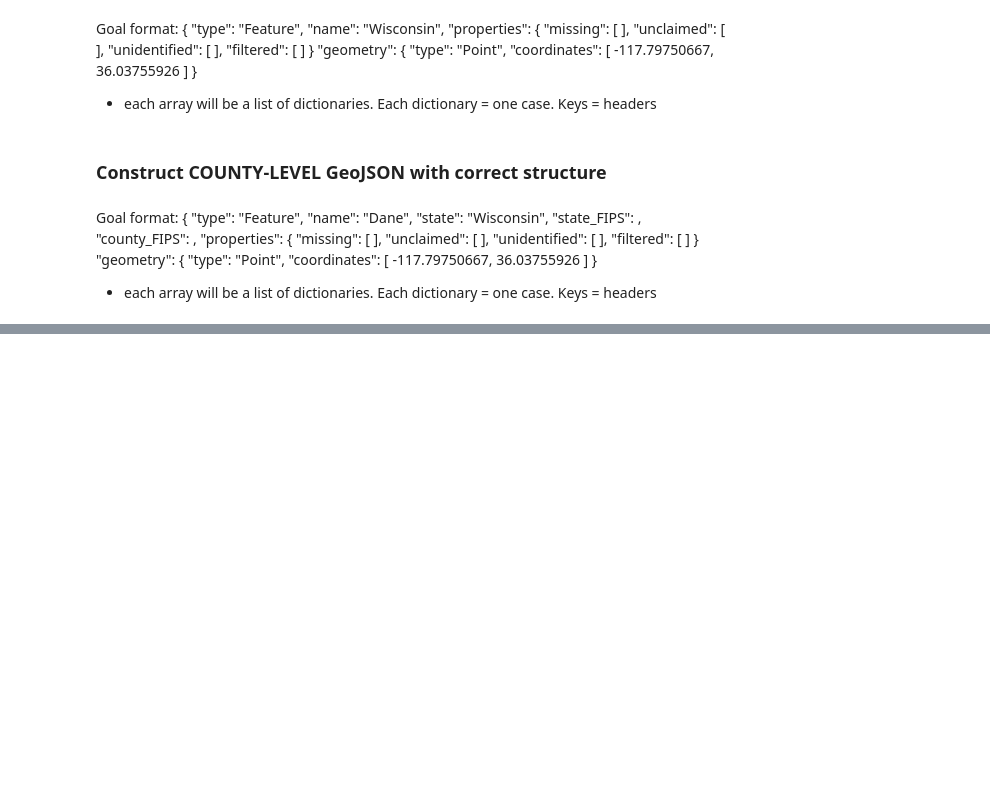
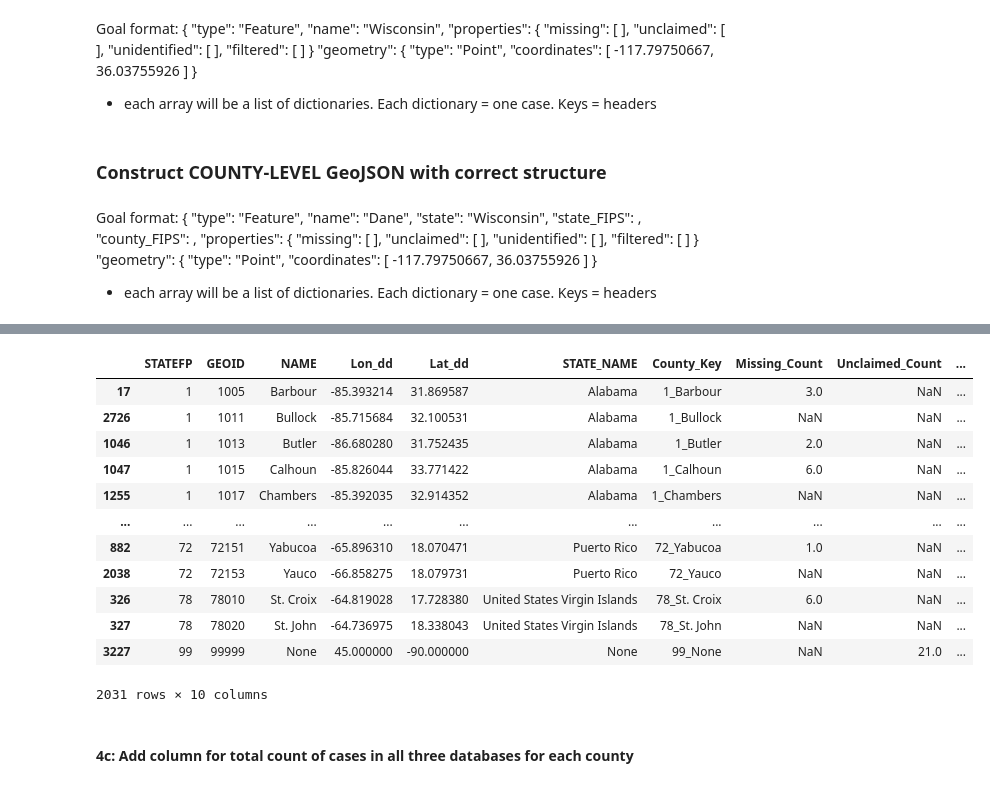
Before and after one commit to Christopher-Pierson/The-Lost-People, a Jupyter notebook: data/Data_mgmt_v2.ipynb, the cells around one changed output, grey strips where cells are left out. Cells and saved outputs as stored; diff of their text form; code cells hidden in the pictures; blank space fills up the shorter version.

Commit message:
Add GeoJSON with counts for each county
count of records in each database and total # of records for each county. county_counts.json

```diff
--- a/data/Data_mgmt_v2.ipynb
+++ b/data/Data_mgmt_v2.ipynb
@@ -1105,0 +2403,4 @@ with open('JSON/county_geojson.json', 'w', encoding='utf-8') as json_file:
+# %%
+# Remove all columns except county info and case number counts
+summary_county_df = summary_county_df.drop(columns=['OBJECTID','COUNTYFP','COUNTYNS','AFFGEOID','LSAD','ALAND','AWATER','ORIG_FID'])
+summary_county_df.head()
@@ -1105,0 +2420,4 @@ with open('JSON/county_geojson.json', 'w', encoding='utf-8') as json_file:
+# %%
+# Add new column to dataframe, using the county FIPS field as a key in the missing_county_dict, to pull the correct missing case count for each county
+summary_county_df['Missing_Count'] = summary_county_df['GEOID'].map(missing_county_dict)
+summary_county_df.head()
@@ -1105,0 +2451,4 @@ with open('JSON/county_geojson.json', 'w', encoding='utf-8') as json_file:
+# %%
+# Add new column to dataframe, using the county FIPS field as a key in the unclaimed_county_dict, to pull the correct unclaimed case count for each county
+summary_county_df['Unclaimed_Count'] = summary_county_df['GEOID'].map(unclaimed_county_dict)
+summary_county_df.head()
@@ -1105,0 +2482,4 @@ with open('JSON/county_geojson.json', 'w', encoding='utf-8') as json_file:
+# %%
+# Add new column to dataframe, using the county_FIPS field as a key in the unidentified_county_dict, to pull the correct unidentified case count for each county
+summary_county_df['Unidentified_Count'] = summary_county_df['GEOID'].map(unidentified_county_dict)
+summary_county_df.head()
@@ -1105,0 +2493,20 @@ with open('JSON/county_geojson.json', 'w', encoding='utf-8') as json_file:
+# %%
+# Check null values [NOTE: fine to have nulls]
+unidentified_county_null_df = summary_county_df.loc[summary_county_df['Unidentified_Count'].isnull()]
+unidentified_county_null_df
+# %% [output]
+|  | STATEFP | GEOID | NAME | Lon_dd | Lat_dd | STATE_NAME | County_Key | Missing_Count | Unclaimed_Count | ... |
+| 17 | 1 | 1005 | Barbour | -85.393214 | 31.869587 | Alabama | 1_Barbour | 3.0 | NaN | ... |
+| 2726 | 1 | 1011 | Bullock | -85.715684 | 32.100531 | Alabama | 1_Bullock | NaN | NaN | ... |
+| 1046 | 1 | 1013 | Butler | -86.680280 | 31.752435 | Alabama | 1_Butler | 2.0 | NaN | ... |
+| 1047 | 1 | 1015 | Calhoun | -85.826044 | 33.771422 | Alabama | 1_Calhoun | 6.0 | NaN | ... |
+| 1255 | 1 | 1017 | Chambers | -85.392035 | 32.914352 | Alabama | 1_Chambers | NaN | NaN | ... |
+| ... | ... | ... | ... | ... | ... | ... | ... | ... | ... | ... |
+| 882 | 72 | 72151 | Yabucoa | -65.896310 | 18.070471 | Puerto Rico | 72_Yabucoa | 1.0 | NaN | ... |
+| 2038 | 72 | 72153 | Yauco | -66.858275 | 18.079731 | Puerto Rico | 72_Yauco | NaN | NaN | ... |
+| 326 | 78 | 78010 | St. Croix | -64.819028 | 17.728380 | United States Virgin Islands | 78_St. Croix | 6.0 | NaN | ... |
+| 327 | 78 | 78020 | St. John | -64.736975 | 18.338043 | United States Virgin Islands | 78_St. John | NaN | NaN | ... |
+| 3227 | 99 | 99999 | None | 45.000000 | -90.000000 | None | 99_None | NaN | 21.0 | ... |
+2031 rows × 10 columns
+# %% [markdown]
+#### 4c: Add column for total count of cases in all three databases for each county
```
Also changed, not shown: parts of 267 cells of this notebook, 2 other files.
